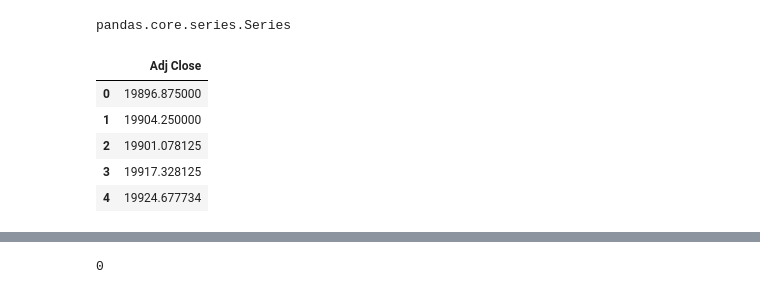
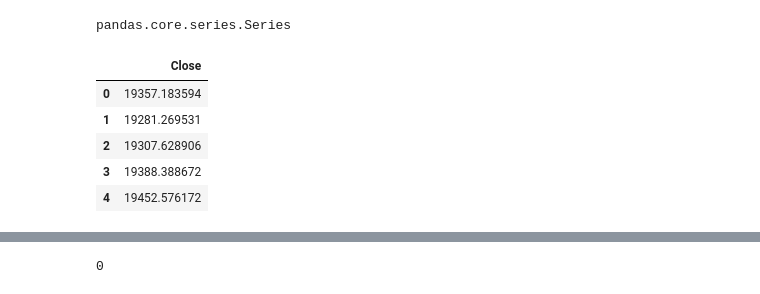
Before and after one commit to issakachaou/M1, a Jupyter notebook: Recherche/CODE_PYTHON/NASDAQ/HIGH_FREQ/NASDAQ_HIGH_FREQ.ipynb, the cells around one changed output, grey strips where cells are left out. Drawn from its saved outputs; the diff is of its cells as text; code cells hidden in the pictures.

```diff
--- a/Recherche/CODE_PYTHON/NASDAQ/HIGH_FREQ/NASDAQ_HIGH_FREQ.ipynb
+++ b/Recherche/CODE_PYTHON/NASDAQ/HIGH_FREQ/NASDAQ_HIGH_FREQ.ipynb
@@ -43,13 +69,13 @@ NASDAQ.to_csv("NASDAQ_1m_7d.csv", sep=",")
 # %%
-NASDAQ = pd.read_csv("NASDAQ_1m_7d.csv", sep=",")
+NASDAQ = pd.read_csv("NASDAQ_5m_2418obs.csv", sep=",")
 NASDAQ.head()
 # %% [output]
-|  | Adj Close |
-| 0 | 19896.875000 |
-| 1 | 19904.250000 |
-| 2 | 19901.078125 |
-| 3 | 19917.328125 |
-| 4 | 19924.677734 |
+|  | Close |
+| 0 | 19357.183594 |
+| 1 | 19281.269531 |
+| 2 | 19307.628906 |
+| 3 | 19388.388672 |
+| 4 | 19452.576172 |
 # %%
 NASDAQ.head(10)
 NASDAQ.columns
```
Also changed, not shown: parts of 24 cells of this notebook, 25 other files.
